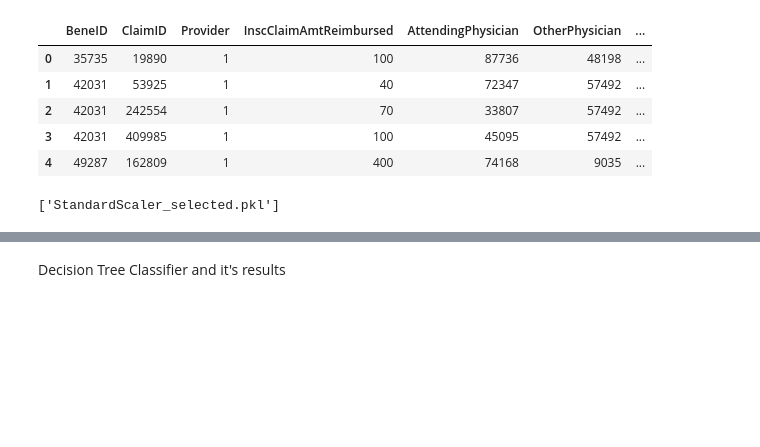
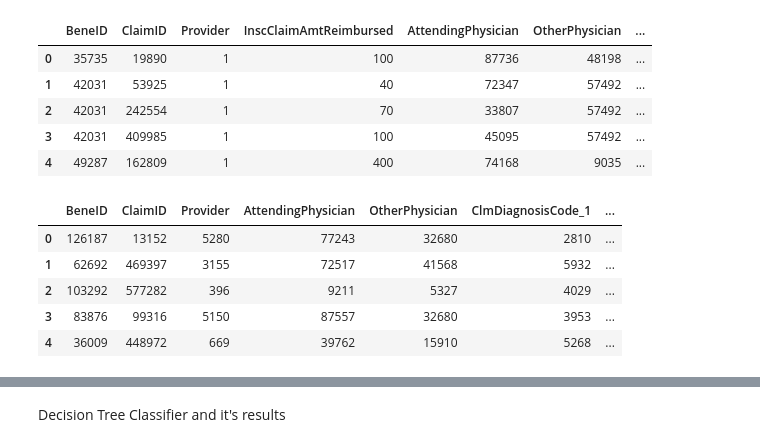
Before and after one commit to mahadevan17/Blockchain_based_claims_proccessing, a Jupyter notebook: machineLearning/Health_claim_ML.ipynb, the cells around one changed output, grey strips where cells are left out. Cells and saved outputs as stored; diff of their text form; code cells hidden in the pictures; blank space fills up the shorter version.

```diff
--- a/machineLearning/Health_claim_ML.ipynb
+++ b/machineLearning/Health_claim_ML.ipynb
@@ -695,13 +690,28 @@ Final_data_test.head()
 | 3 | 42031 | 409985 | 1 | 100 | 45095 | 57492 | ... |
 | 4 | 49287 | 162809 | 1 | 400 | 74168 | 9035 | ... |
 # %%
+X = New_data.drop(columns=['PotentialFraud'])
+y = New_data['PotentialFraud']
 
-# Step 1: Subset only selected columns
-X_selected = New_data.iloc[:,:-1]
+num_cols=["InscClaimAmtReimbursed","OPAnnualReimbursementAmt","OPAnnualDeductibleAmt","Age"]
 
+X_num = X[num_cols]
+X_rest = X.drop(columns=num_cols)
 my_scaler = StandardScaler()
-X_scaled = my_scaler.fit_transform(X_selected)
+X_scaled = my_scaler.fit_transform(X_num)
 
 joblib.dump(my_scaler, 'StandardScaler_selected.pkl')
+
+X_scaled_df = pd.DataFrame(X_scaled, columns=num_cols)
+
+New_Data = pd.concat([X_rest.reset_index(drop=True),
+                    X_scaled_df.reset_index(drop=True)], axis=1)
-# %% [output]
-['StandardScaler_selected.pkl']
+# %%
+X_rest.head()
+# %% [output]
+|  | BeneID | ClaimID | Provider | AttendingPhysician | OtherPhysician | ClmDiagnosisCode_1 | ... |
+| 0 | 126187 | 13152 | 5280 | 77243 | 32680 | 2810 | ... |
+| 1 | 62692 | 469397 | 3155 | 72517 | 41568 | 5932 | ... |
+| 2 | 103292 | 577282 | 396 | 9211 | 5327 | 4029 | ... |
+| 3 | 83876 | 99316 | 5150 | 87557 | 32680 | 3953 | ... |
+| 4 | 36009 | 448972 | 669 | 39762 | 15910 | 5268 | ... |
```
Also changed, not shown: parts of 19 cells of this notebook, 2 other files.
